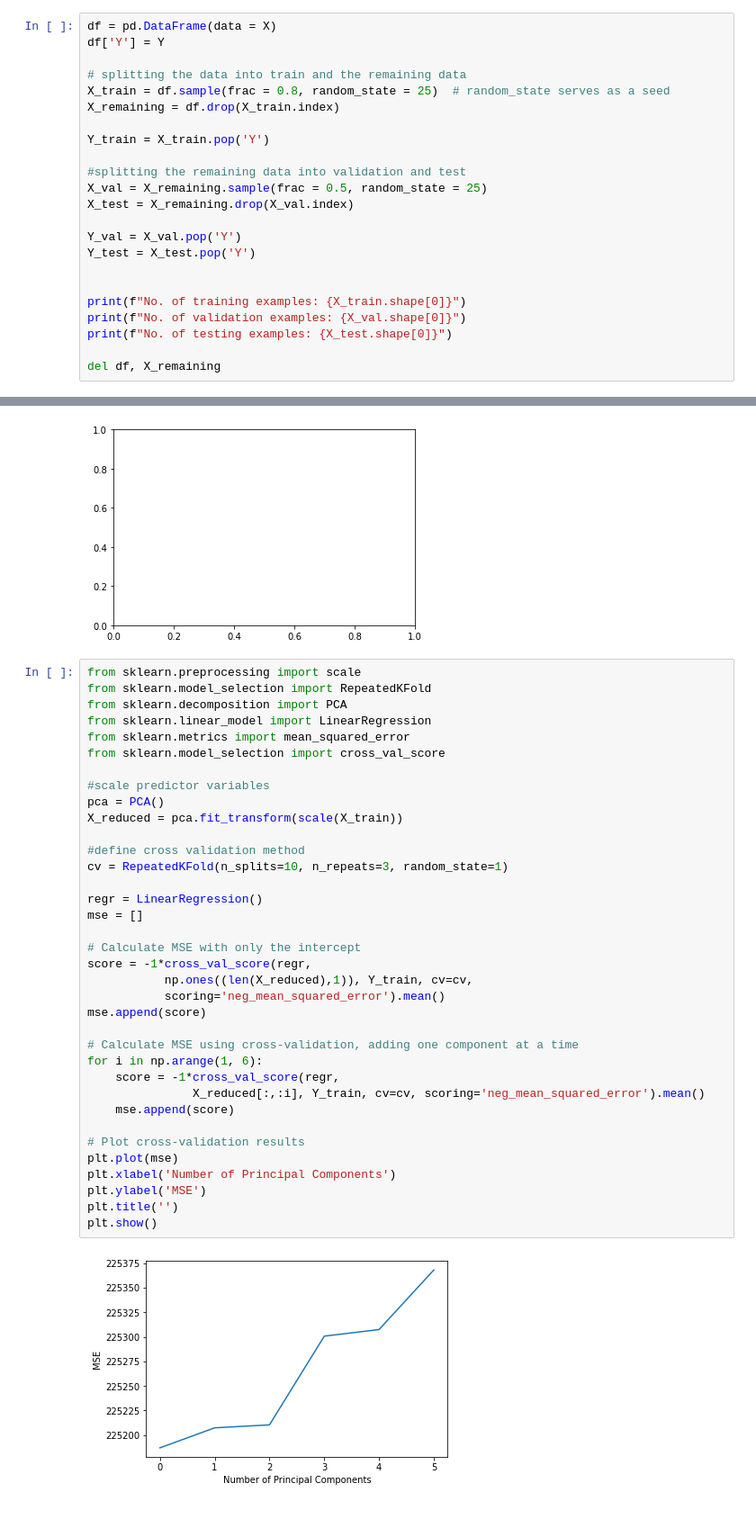
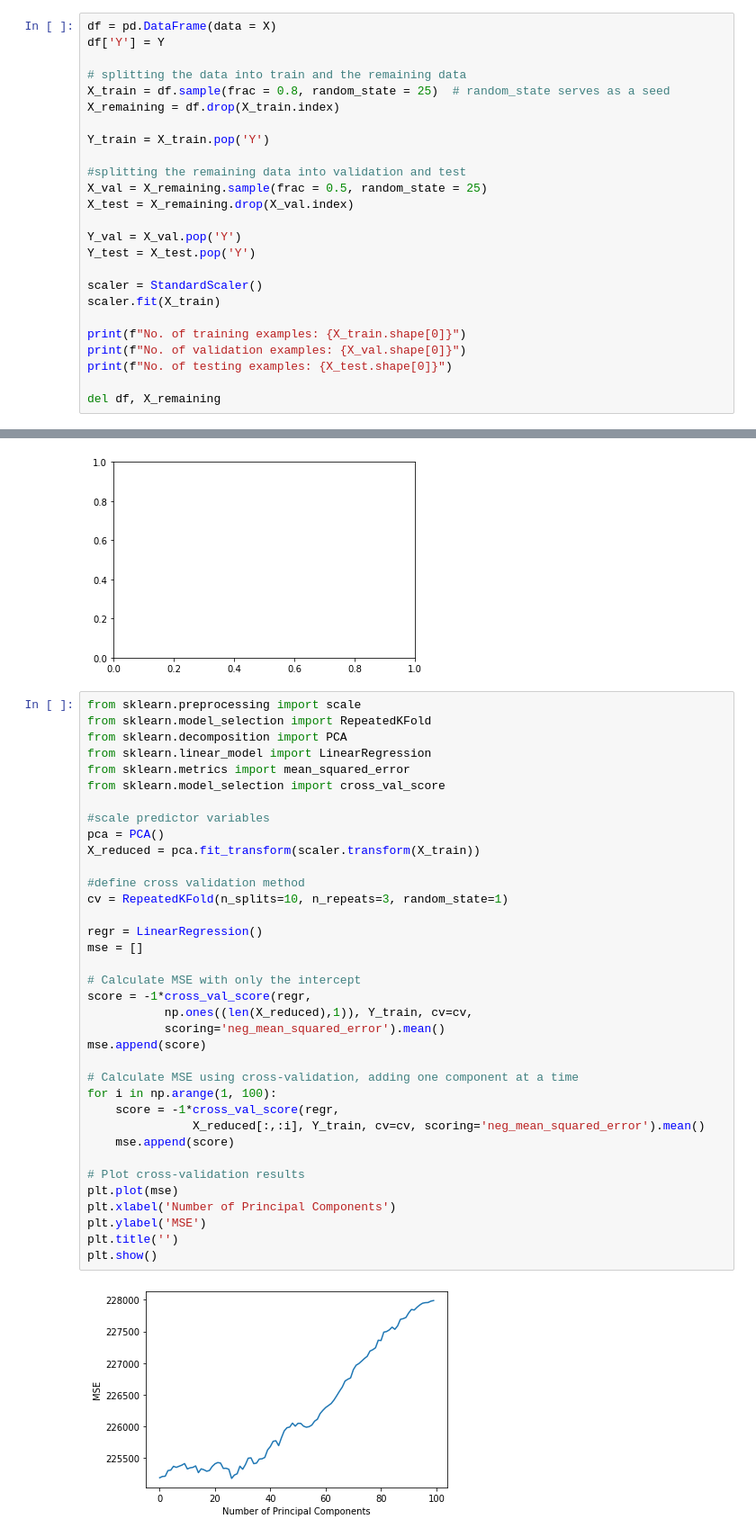
Before and after one commit to seangao14/pstat131proj, a Jupyter notebook: playground.ipynb, the cells around one changed output, grey strips where cells are left out. Shown at 90% size. Drawn from its saved outputs; the diff is of its cells as text.

```diff
--- a/playground.ipynb
+++ b/playground.ipynb
@@ -262,6 +262,8 @@ X_test = X_remaining.drop(X_val.index)
 Y_val = X_val.pop('Y')
 Y_test = X_test.pop('Y')
 
+scaler = StandardScaler()
+scaler.fit(X_train)
 
 print(f"No. of training examples: {X_train.shape[0]}")
 print(f"No. of validation examples: {X_val.shape[0]}")
@@ -509,33 +501,33 @@ from sklearn.linear_model import LinearRegression
 from sklearn.metrics import mean_squared_error
 from sklearn.model_selection import cross_val_score
 
 #scale predictor variables
 pca = PCA()
-X_reduced = pca.fit_transform(scale(X_train))
+X_reduced = pca.fit_transform(scaler.transform(X_train))
 
 #define cross validation method
 cv = RepeatedKFold(n_splits=10, n_repeats=3, random_state=1)
 
 regr = LinearRegression()
 mse = []
 
 # Calculate MSE with only the intercept
 score = -1*cross_val_score(regr,
            np.ones((len(X_reduced),1)), Y_train, cv=cv,
            scoring='neg_mean_squared_error').mean()
 mse.append(score)
 
 # Calculate MSE using cross-validation, adding one component at a time
-for i in np.arange(1, 6):
+for i in np.arange(1, 100):
     score = -1*cross_val_score(regr,
                X_reduced[:,:i], Y_train, cv=cv, scoring='neg_mean_squared_error').mean()
     mse.append(score)
 
 # Plot cross-validation results
 plt.plot(mse)
 plt.xlabel('Number of Principal Components')
 plt.ylabel('MSE')
 plt.title('')
 plt.show()
 # %% [output]
-[figure, old version]
+[figure, new version]
```
Also changed, not shown: parts of 2 cells of this notebook.
